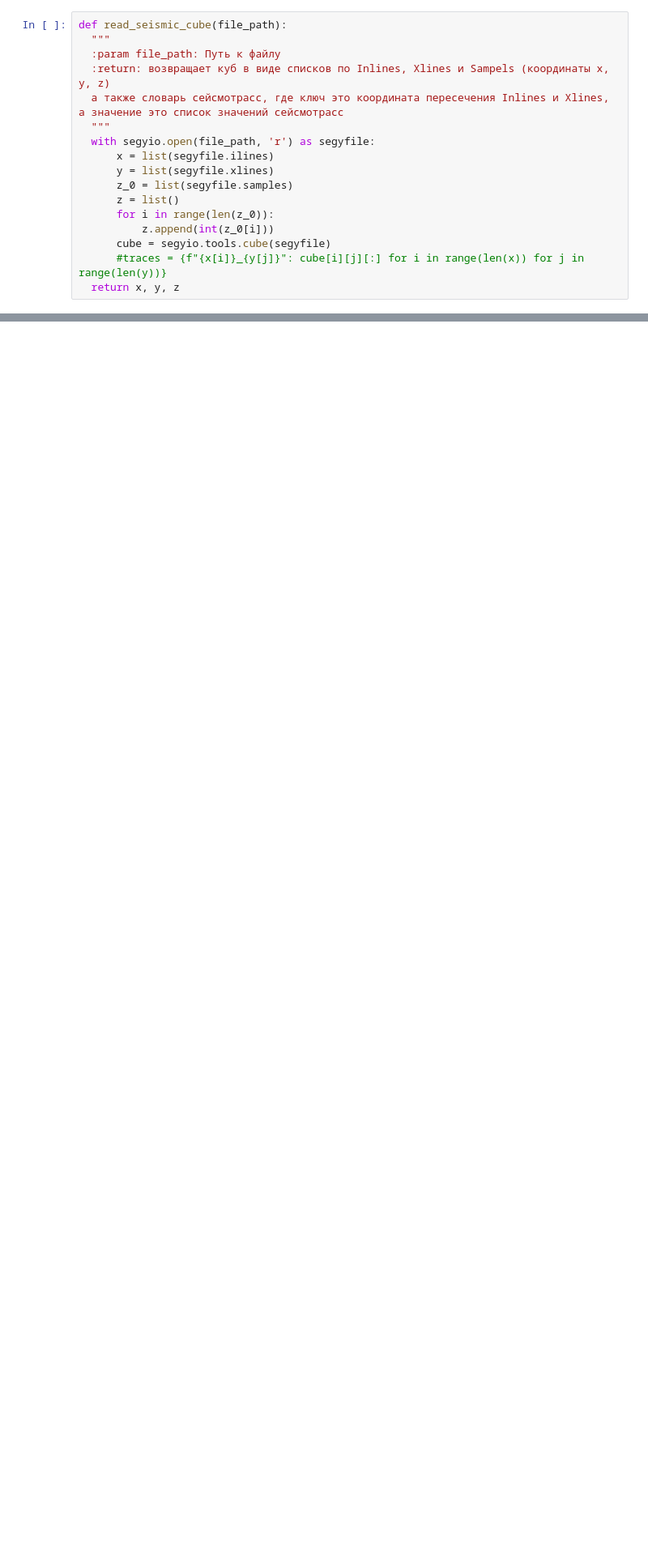
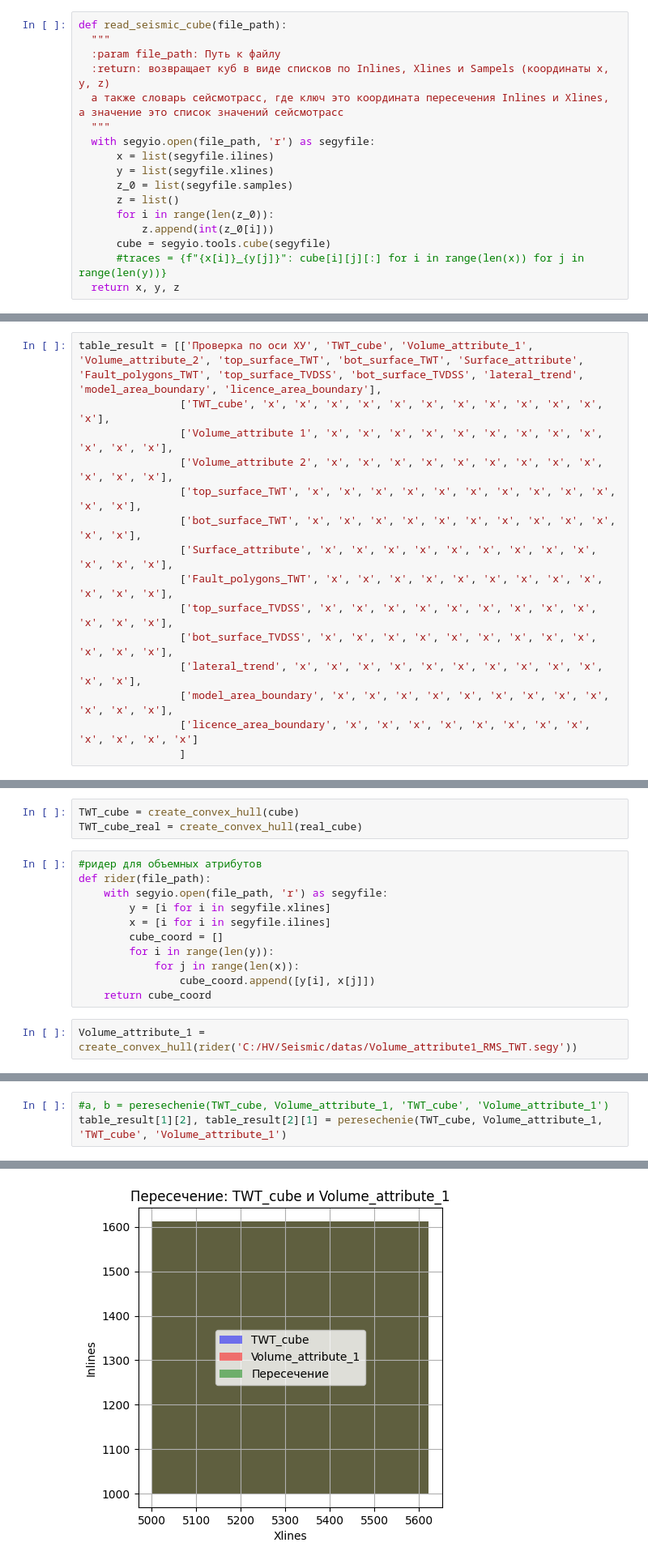
Before and after one commit to KosterioKim/Seisma, a Jupyter notebook: 2.17_korrektnoste_mashtaba.ipynb, the cells around one changed output, grey strips where cells are left out. Shown at 81% size. Cells and saved outputs as stored; diff of their text form; blank space fills up the shorter version.

```diff
--- a/2.17_korrektnoste_mashtaba.ipynb
+++ b/2.17_korrektnoste_mashtaba.ipynb
@@ -56,0 +66,15 @@ real_cube = extract_segy_data(file_path)
+# %%
+table_result = [['Проверка по оси ХУ', 'TWT_cube', 'Volume_attribute_1', 'Volume_attribute_2', 'top_surface_TWT', 'bot_surface_TWT', 'Surface_attribute', 'Fault_polygons_TWT', 'top_surface_TVDSS', 'bot_surface_TVDSS', 'lateral_trend', 'model_area_boundary', 'licence_area_boundary'],
+                ['TWT_cube', 'x', 'x', 'x', 'x', 'x', 'x', 'x', 'x', 'x', 'x', 'x', 'x'],
+                ['Volume_attribute 1', 'x', 'x', 'x', 'x', 'x', 'x', 'x', 'x', 'x', 'x', 'x', 'x'],
+                ['Volume_attribute 2', 'x', 'x', 'x', 'x', 'x', 'x', 'x', 'x', 'x', 'x', 'x', 'x'],
+                ['top_surface_TWT', 'x', 'x', 'x', 'x', 'x', 'x', 'x', 'x', 'x', 'x', 'x', 'x'],
+                ['bot_surface_TWT', 'x', 'x', 'x', 'x', 'x', 'x', 'x', 'x', 'x', 'x', 'x', 'x'],
+                ['Surface_attribute', 'x', 'x', 'x', 'x', 'x', 'x', 'x', 'x', 'x', 'x', 'x', 'x'],
+                ['Fault_polygons_TWT', 'x', 'x', 'x', 'x', 'x', 'x', 'x', 'x', 'x', 'x', 'x', 'x'],
+                ['top_surface_TVDSS', 'x', 'x', 'x', 'x', 'x', 'x', 'x', 'x', 'x', 'x', 'x', 'x'],
+                ['bot_surface_TVDSS', 'x', 'x', 'x', 'x', 'x', 'x', 'x', 'x', 'x', 'x', 'x', 'x'],
+                ['lateral_trend', 'x', 'x', 'x', 'x', 'x', 'x', 'x', 'x', 'x', 'x', 'x', 'x'],
+                ['model_area_boundary', 'x', 'x', 'x', 'x', 'x', 'x', 'x', 'x', 'x', 'x', 'x', 'x'],
+                ['licence_area_boundary', 'x', 'x', 'x', 'x', 'x', 'x', 'x', 'x', 'x', 'x', 'x', 'x']
+                ]
@@ -56,0 +158,16 @@ real_cube = extract_segy_data(file_path)
+# %%
+TWT_cube = create_convex_hull(cube)
+TWT_cube_real = create_convex_hull(real_cube)
+# %%
+#ридер для объемных атрибутов
+def rider(file_path):
+    with segyio.open(file_path, 'r') as segyfile:
+        y = [i for i in segyfile.xlines]
+        x = [i for i in segyfile.ilines]
+        cube_coord = []
+        for i in range(len(y)):
+            for j in range(len(x)):
+                cube_coord.append([y[i], x[j]])
+    return cube_coord
+# %%
+Volume_attribute_1 = create_convex_hull(rider('C:/HV/Seismic/datas/Volume_attribute1_RMS_TWT.segy'))
@@ -56,0 +176,4 @@ real_cube = extract_segy_data(file_path)
+# %%
+#a, b = peresechenie(TWT_cube, Volume_attribute_1, 'TWT_cube', 'Volume_attribute_1')
+table_result[1][2], table_result[2][1] = peresechenie(TWT_cube, Volume_attribute_1, 'TWT_cube', 'Volume_attribute_1')
+# %% [output]
@@ -56,0 +183 @@ real_cube = extract_segy_data(file_path)
+[figure, added]
```
Also changed, not shown: parts of 36 cells of this notebook, 1 other file.
